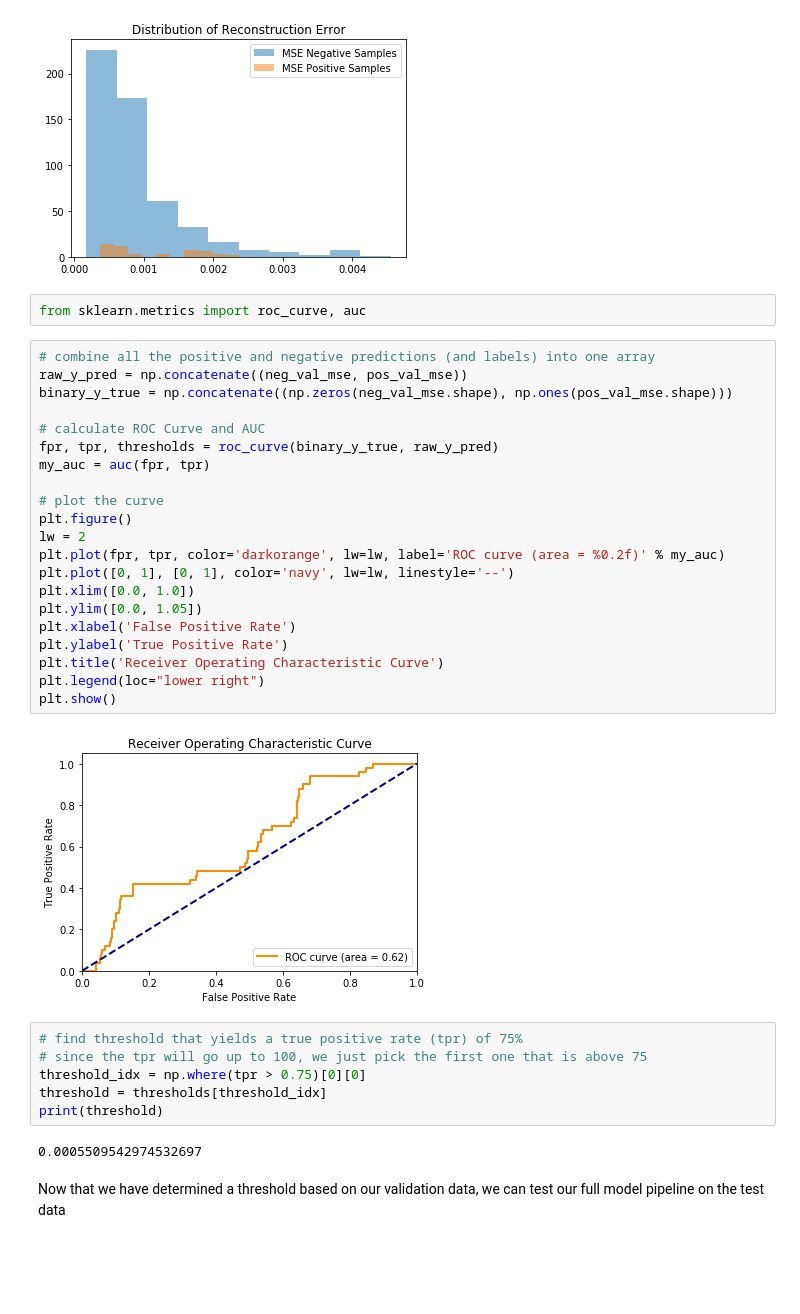
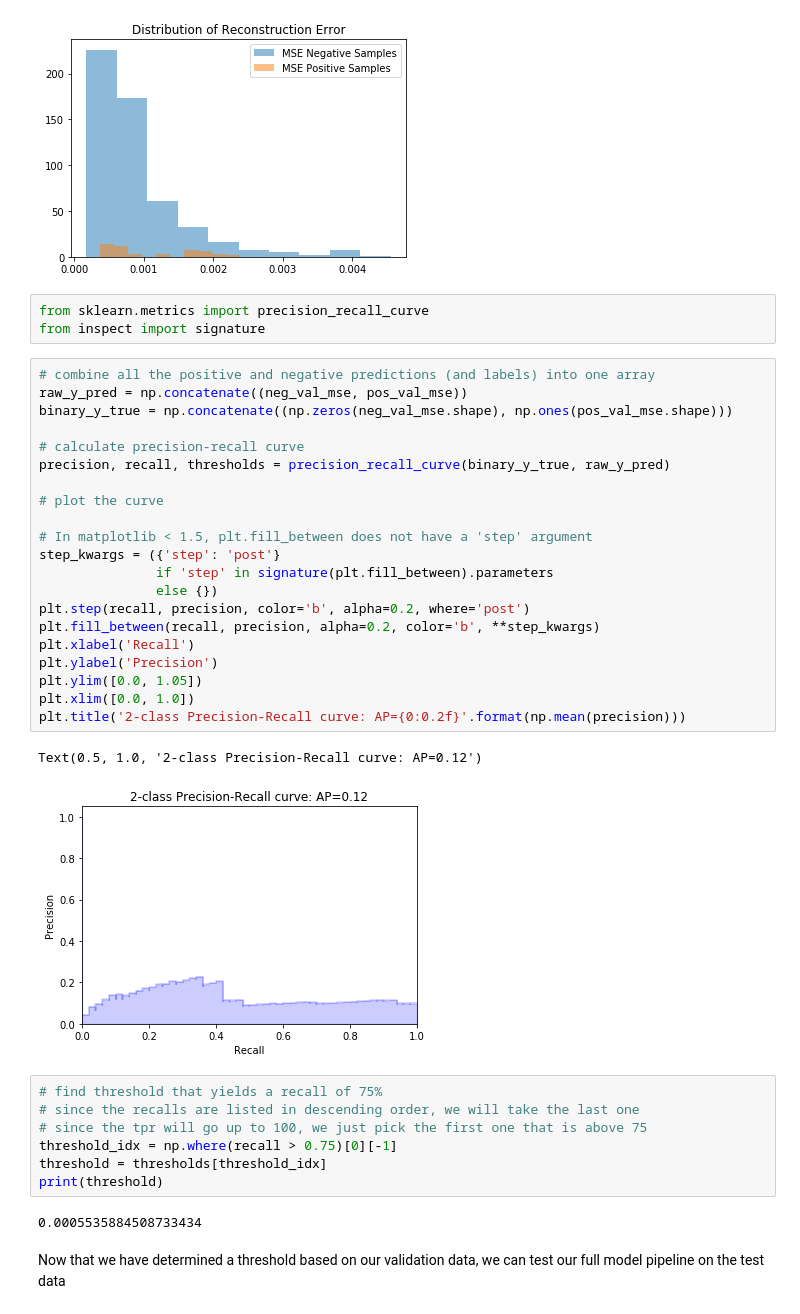
Before and after one commit to NanditaDamaraju/allergyDetection, a Jupyter notebook: ML Pipeline (Anomaly Detection).ipynb, the cells around one changed output. Cells and saved outputs as stored; diff of their text form; blank space fills up the shorter version.

Commit message:
updating ROC and precision recall calculations

```diff
--- a/ML Pipeline (Anomaly Detection).ipynb
+++ b/ML Pipeline (Anomaly Detection).ipynb
@@ -390,38 +390,41 @@ plt.show()
 # %% [output]
 [figure]
 # %%
-from sklearn.metrics import roc_curve, auc
+from sklearn.metrics import precision_recall_curve
+from inspect import signature
 # %%
 # combine all the positive and negative predictions (and labels) into one array
 raw_y_pred = np.concatenate((neg_val_mse, pos_val_mse))
 binary_y_true = np.concatenate((np.zeros(neg_val_mse.shape), np.ones(pos_val_mse.shape)))
 
-# calculate ROC Curve and AUC
-fpr, tpr, thresholds = roc_curve(binary_y_true, raw_y_pred)
-my_auc = auc(fpr, tpr)
+# calculate precision-recall curve
+precision, recall, thresholds = precision_recall_curve(binary_y_true, raw_y_pred)
 
 # plot the curve
-plt.figure()
-lw = 2
-plt.plot(fpr, tpr, color='darkorange', lw=lw, label='ROC curve (area = %0.2f)' % my_auc)
-plt.plot([0, 1], [0, 1], color='navy', lw=lw, linestyle='--')
+
+# In matplotlib < 1.5, plt.fill_between does not have a 'step' argument
+step_kwargs = ({'step': 'post'}
+               if 'step' in signature(plt.fill_between).parameters
+               else {})
+plt.step(recall, precision, color='b', alpha=0.2, where='post')
+plt.fill_between(recall, precision, alpha=0.2, color='b', **step_kwargs)
+plt.xlabel('Recall')
+plt.ylabel('Precision')
+plt.ylim([0.0, 1.05])
 plt.xlim([0.0, 1.0])
-plt.ylim([0.0, 1.05])
-plt.xlabel('False Positive Rate')
-plt.ylabel('True Positive Rate')
-plt.title('Receiver Operating Characteristic Curve')
-plt.legend(loc="lower right")
-plt.show()
+plt.title('2-class Precision-Recall curve: AP={0:0.2f}'.format(np.mean(precision)))
 # %% [output]
+Text(0.5, 1.0, '2-class Precision-Recall curve: AP=0.12')
-[figure, old version]
+[figure, new version]
 # %%
-# find threshold that yields a true positive rate (tpr) of 75%
+# find threshold that yields a recall of 75%
+# since the recalls are listed in descending order, we will take the last one
 # since the tpr will go up to 100, we just pick the first one that is above 75
-threshold_idx = np.where(tpr > 0.75)[0][0]
+threshold_idx = np.where(recall > 0.75)[0][-1]
 threshold = thresholds[threshold_idx]
 print(threshold)
 # %% [output]
-0.0005509542974532697
+0.0005535884508733434
 # %% [markdown]
 Now that we have determined a threshold based on our validation data, we can test our full model pipeline on the test data
 # %% [markdown]
```
